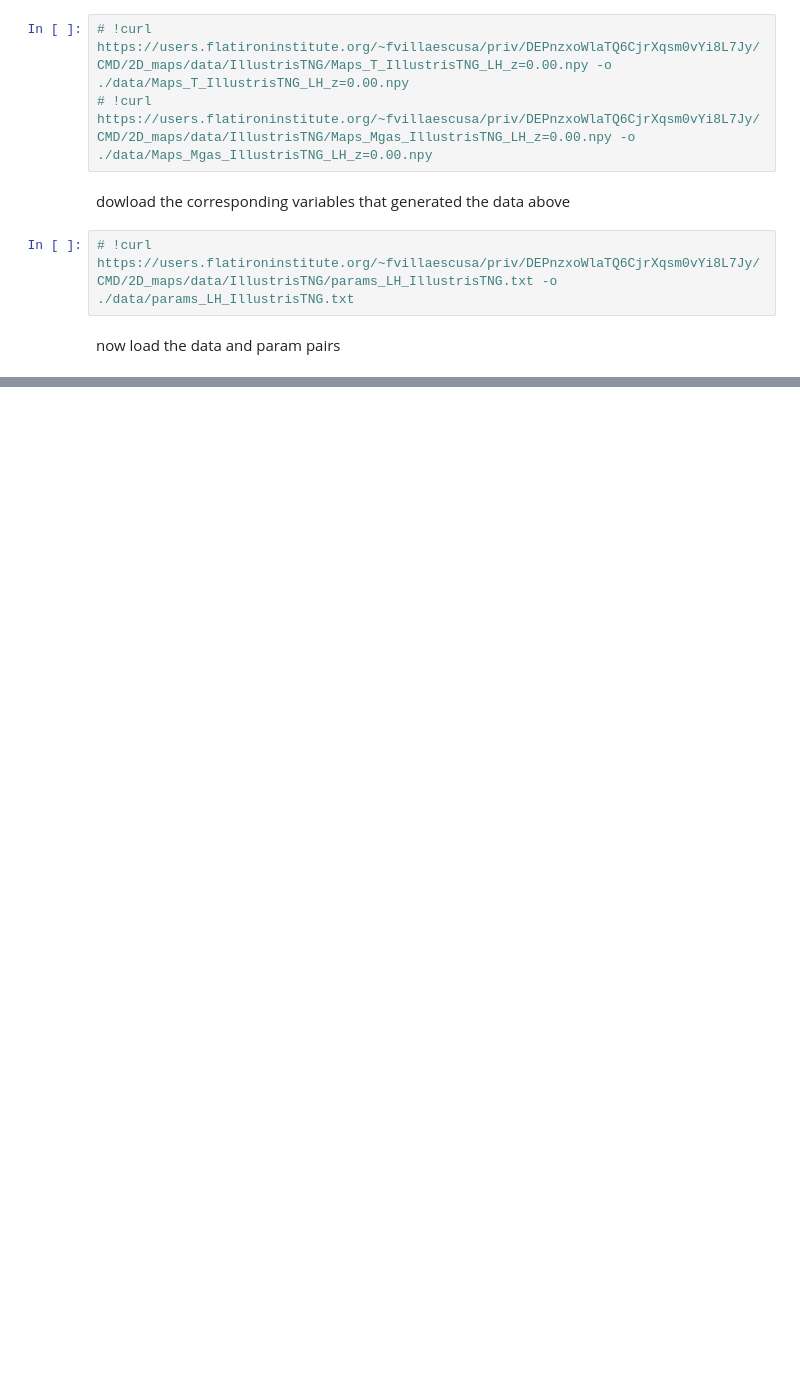
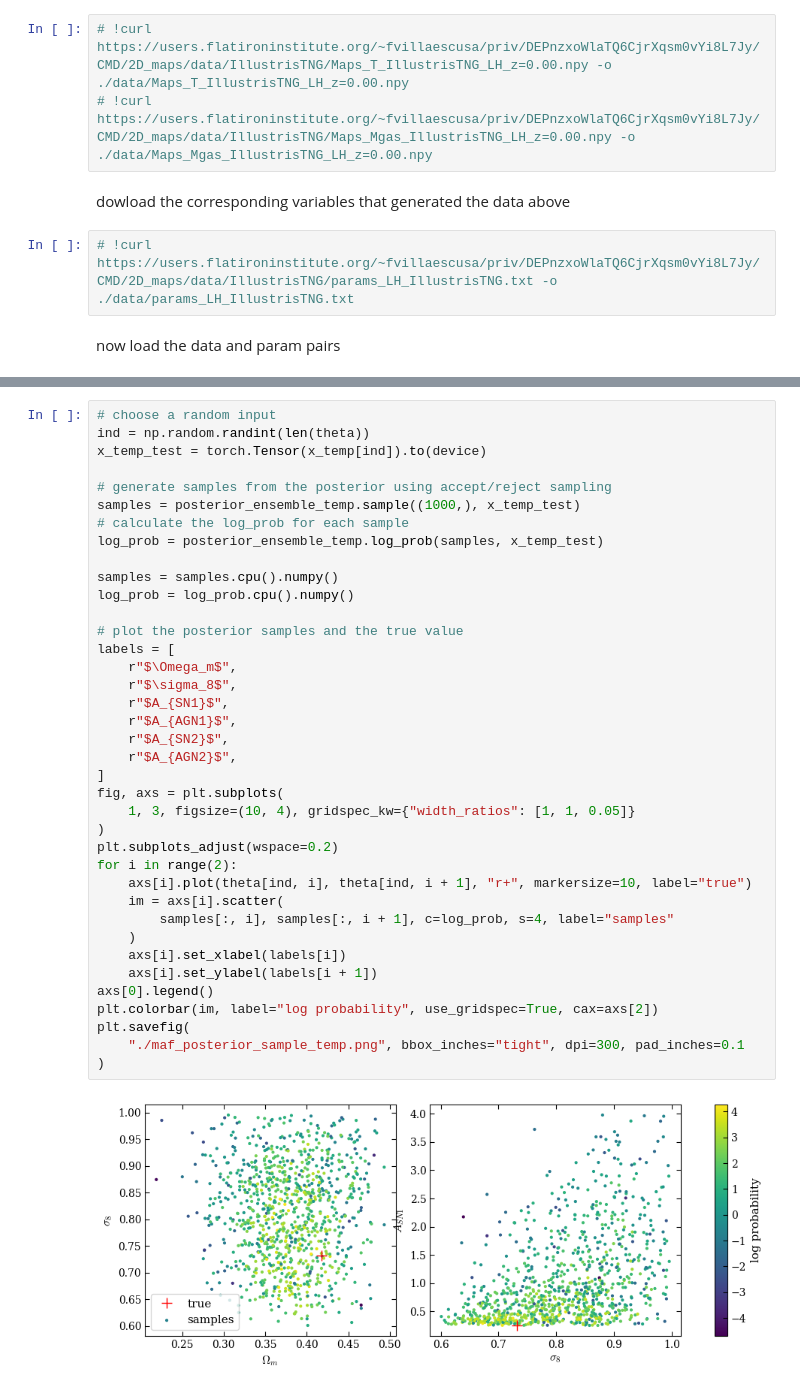
Before and after one commit to fred144/STCS6701, a Jupyter notebook: final/final.ipynb, the cells around one changed output, grey strips where cells are left out. Saved outputs shown, nothing was run; the diff lists cells and outputs as text; blank space fills up the shorter version.

```diff
--- a/final/final.ipynb
+++ b/final/final.ipynb
@@ -91,0 +261,40 @@ plt.show()
+# %%
+# choose a random input
+ind = np.random.randint(len(theta))
+x_temp_test = torch.Tensor(x_temp[ind]).to(device)
+
+# generate samples from the posterior using accept/reject sampling
+samples = posterior_ensemble_temp.sample((1000,), x_temp_test)
+# calculate the log_prob for each sample
+log_prob = posterior_ensemble_temp.log_prob(samples, x_temp_test)
+
+samples = samples.cpu().numpy()
+log_prob = log_prob.cpu().numpy()
+
+# plot the posterior samples and the true value
+labels = [
+    r"$\Omega_m$",
+    r"$\sigma_8$",
+    r"$A_{SN1}$",
+    r"$A_{AGN1}$",
+    r"$A_{SN2}$",
+    r"$A_{AGN2}$",
+]
+fig, axs = plt.subplots(
+    1, 3, figsize=(10, 4), gridspec_kw={"width_ratios": [1, 1, 0.05]}
+)
+plt.subplots_adjust(wspace=0.2)
+for i in range(2):
+    axs[i].plot(theta[ind, i], theta[ind, i + 1], "r+", markersize=10, label="true")
+    im = axs[i].scatter(
+        samples[:, i], samples[:, i + 1], c=log_prob, s=4, label="samples"
+    )
+    axs[i].set_xlabel(labels[i])
+    axs[i].set_ylabel(labels[i + 1])
+axs[0].legend()
+plt.colorbar(im, label="log probability", use_gridspec=True, cax=axs[2])
+plt.savefig(
+    "./maf_posterior_sample_temp.png", bbox_inches="tight", dpi=300, pad_inches=0.1
+)
+# %% [output]
+[figure, added]
```
Also changed, not shown: parts of 19 cells of this notebook, 10 other files.
